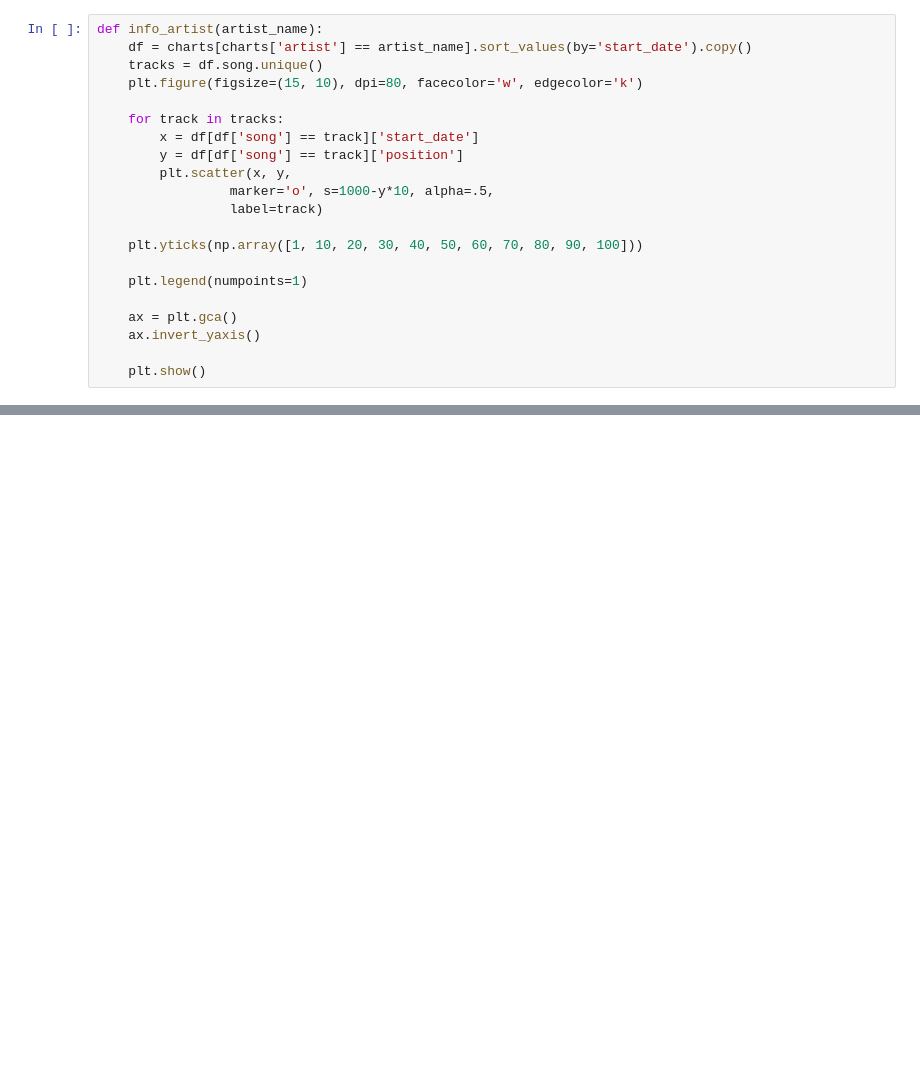
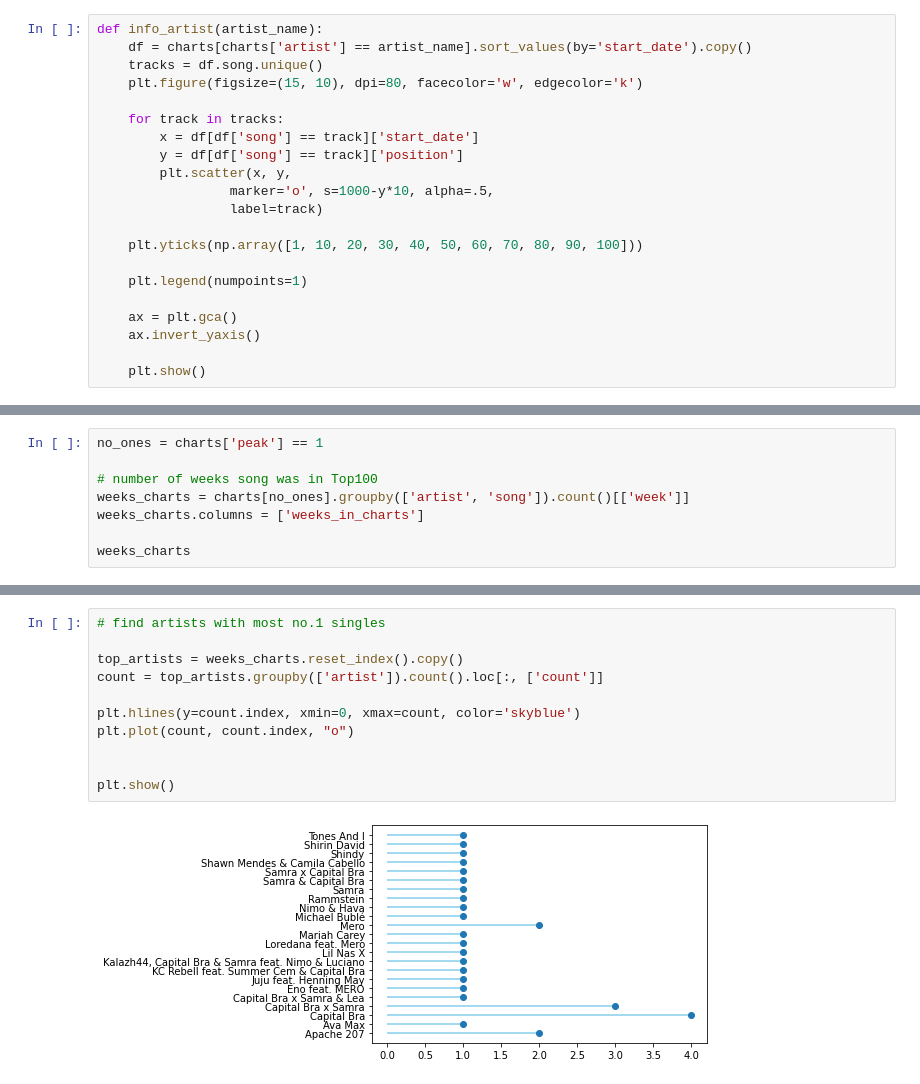
Before and after one commit to ninathumser/German-Top100, a Jupyter notebook: German-Top100-Analysis.ipynb, the cells around one changed output, grey strips where cells are left out. Drawn from its saved outputs; the diff is of its cells as text; blank space fills up the shorter version.

```diff
--- a/German-Top100-Analysis.ipynb
+++ b/German-Top100-Analysis.ipynb
@@ -138,0 +140,8 @@ info_artist('Capital Bra')
+# %%
+no_ones = charts['peak'] == 1
+
+# number of weeks song was in Top100
+weeks_charts = charts[no_ones].groupby(['artist', 'song']).count()[['week']]
+weeks_charts.columns = ['weeks_in_charts']
+
+weeks_charts
@@ -138,0 +167,13 @@ info_artist('Capital Bra')
+# %%
+# find artists with most no.1 singles
+
+top_artists = weeks_charts.reset_index().copy()
+count = top_artists.groupby(['artist']).count().loc[:, ['count']]
+
+plt.hlines(y=count.index, xmin=0, xmax=count, color='skyblue')
+plt.plot(count, count.index, "o")
+
+
+plt.show()
+# %% [output]
+[figure, added]
```
Also changed, not shown: parts of 10 cells of this notebook.
